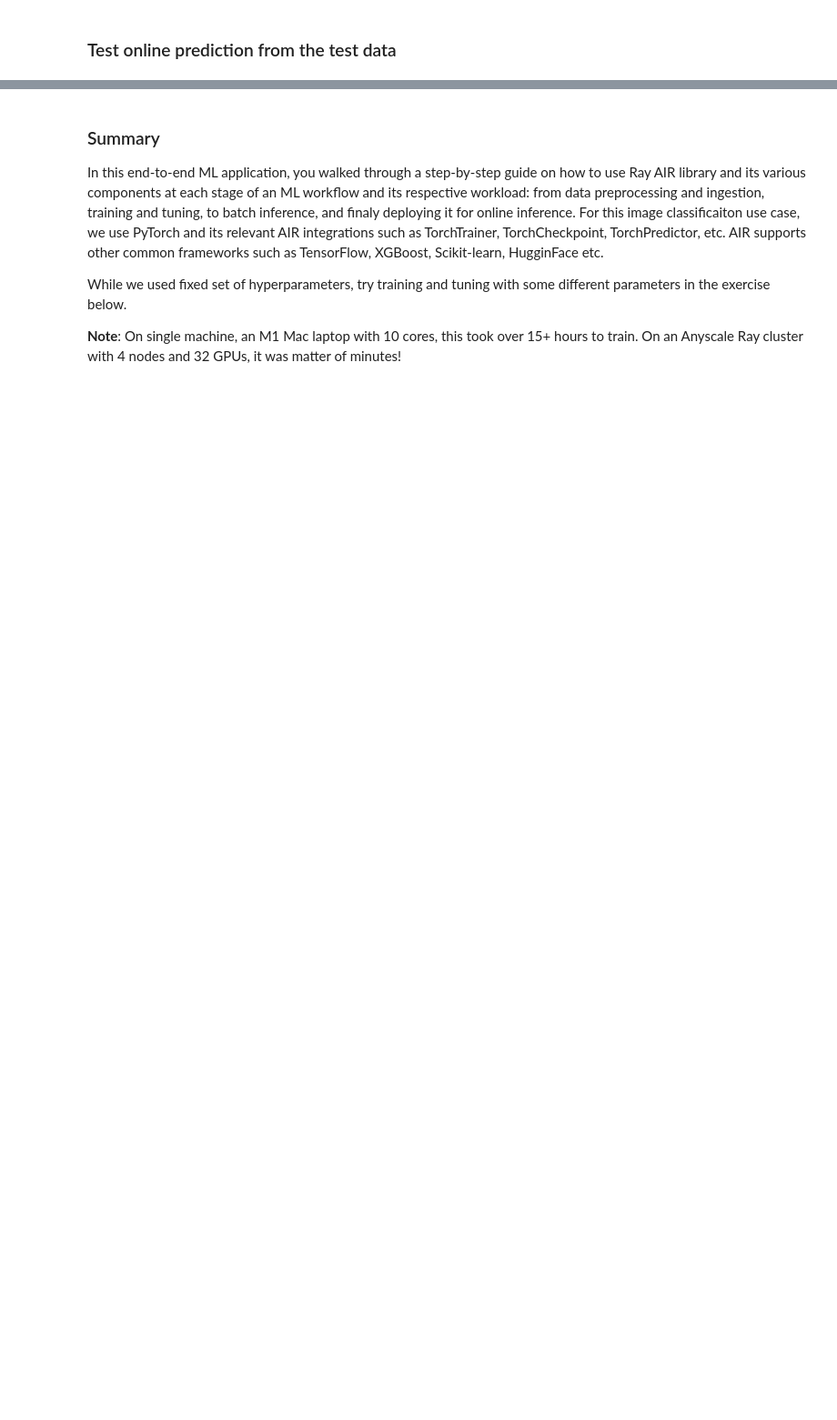
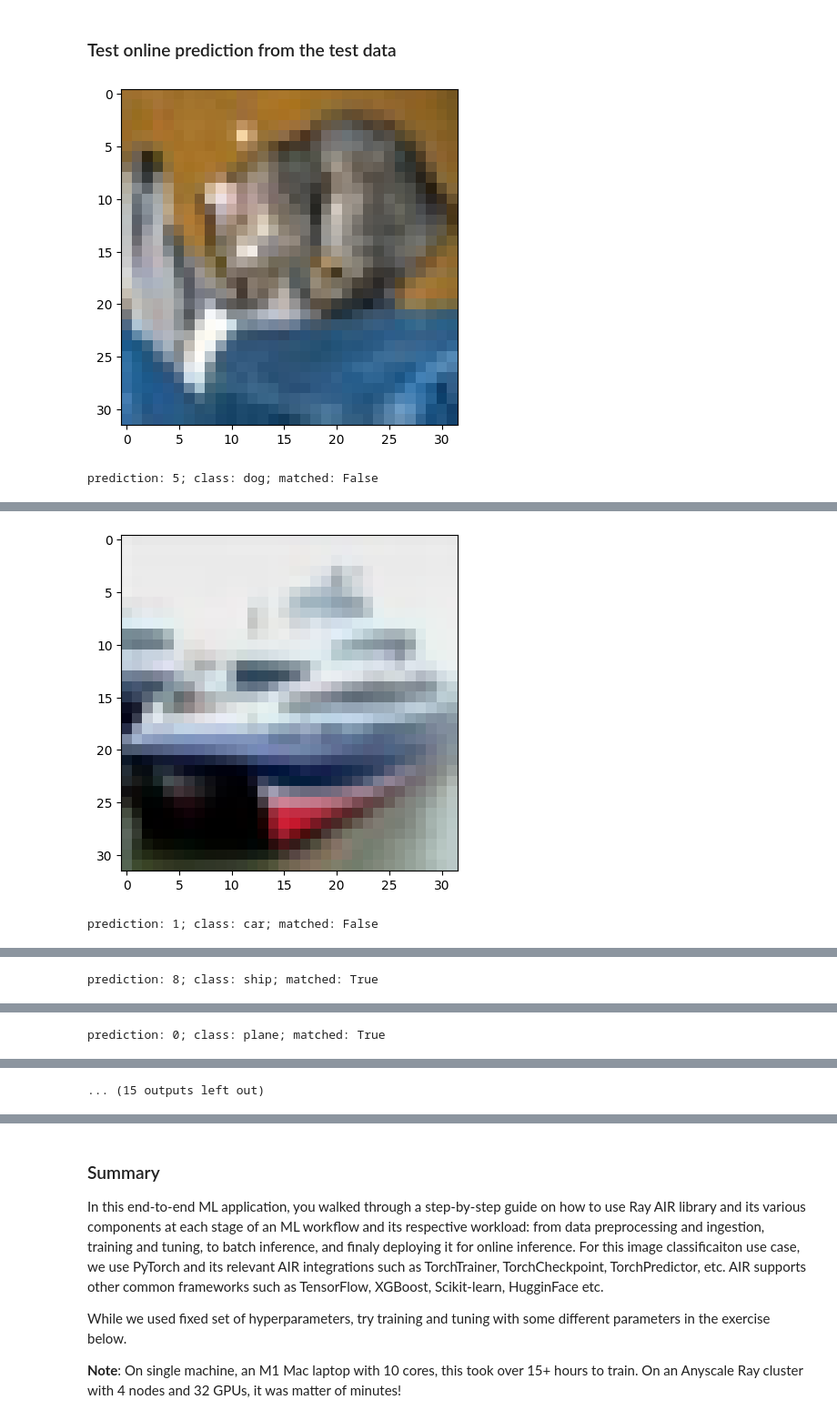
Before and after one commit to dmatrix/ray-core-tutorial, a Jupyter notebook: ex_09_cifar_ray_air_example.ipynb, the cells around one changed output, grey strips where cells are left out. Shown at 91% size. Cells and saved outputs as stored; diff of their text form; code cells hidden in the pictures; blank space fills up the shorter version.

```diff
--- a/ex_09_cifar_ray_air_example.ipynb
+++ b/ex_09_cifar_ray_air_example.ipynb
@@ -263,14 +291,17 @@ deployment.deploy(TorchPredictor, best_checkpoint, batching_params=False, model=
 # %%
 # Test online deployment
 batch = test_dataset.take(10)
 for i in range(10):
     array = np.expand_dims(np.array(batch[i]["image"]), axis=0)
     label = np.array(batch[i]["label"])
     # send request and fetch prediction
     payload  = {"array": array.tolist()}
-    response = requests.post(deployment.url, json=payload)
-    result = response.json()[0]
-    idx, cls = my_utils.to_prediction_cls(result)
+    response = requests.post(deployment.url, json=payload).json()
+    result = response["predictions"][0]
+    idx, cls = cifar_utils.to_prediction_cls(result)
     matched = idx == label
-    my_utils.img_show(batch[i]["image"])
+    cifar_utils.img_show(batch[i]["image"])
     print(f"prediction: {idx}; class: {cls}; matched: {matched}")
+# %% [output]
+[figure, added]
+prediction: 5; class: dog; matched: False
@@ -276,0 +316,2 @@ for i in range(10):
+[figure, added]
+prediction: 1; class: car; matched: False
@@ -276,0 +319 @@ for i in range(10):
+prediction: 8; class: ship; matched: True
@@ -276,0 +327 @@ for i in range(10):
+prediction: 0; class: plane; matched: True
@@ -277,3 +335,4 @@ for i in range(10):
+... (15 outputs left out)
 # %%
 # Shutdown our server
 serve.shutdown()
```
Also changed, not shown: parts of 14 cells of this notebook, 1 other file.
